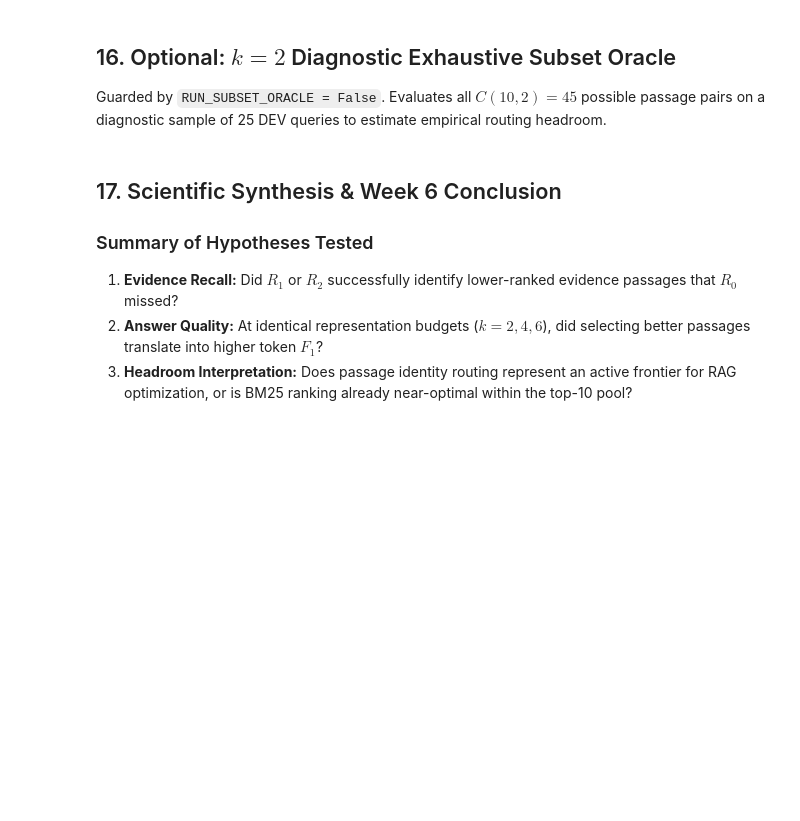
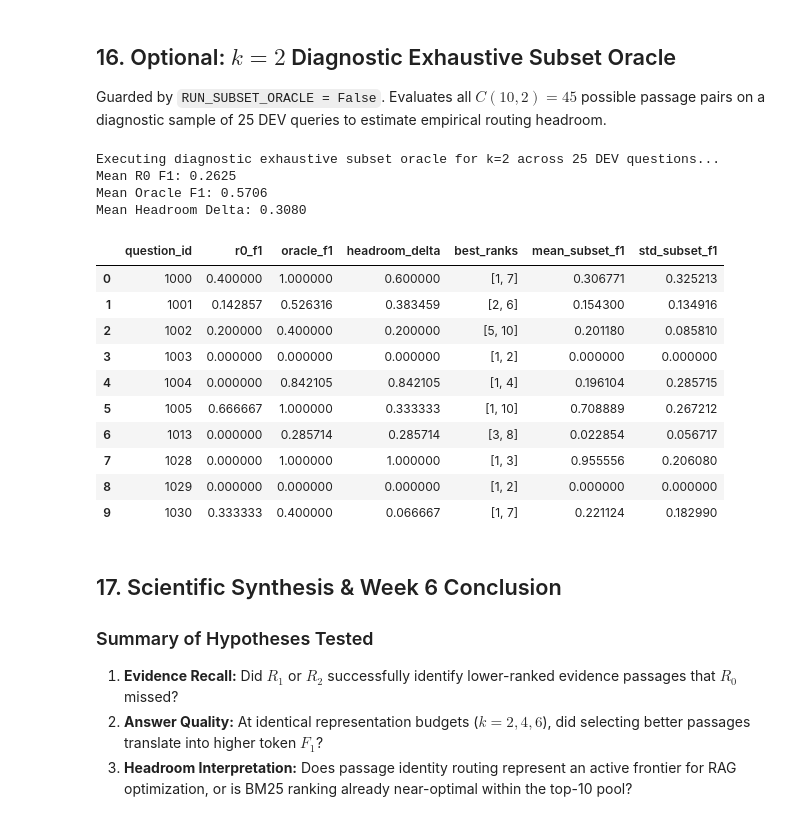
Before and after one commit to Guna-Venkat/CS787-QCCA-RAG, a Jupyter notebook: notebooks/week6/week6_passage_fidelity_routing.ipynb, the cells around one changed output. Drawn from its saved outputs; the diff is of its cells as text; code cells hidden in the pictures; blank space fills up the shorter version.

```diff
--- a/notebooks/week6/week6_passage_fidelity_routing.ipynb
+++ b/notebooks/week6/week6_passage_fidelity_routing.ipynb
@@ -39,13 +39,18 @@ import torch.nn as nn
 from torch.utils.data import DataLoader
 from transformers import AutoTokenizer
 
-# Set working directory to project root
-PROJECT_ROOT = Path.cwd()
+# Resolve Project Root across any working directory (e.g. repo root or notebooks/week6)
+_curr = Path.cwd().resolve()
+candidates = [_curr, _curr.parent, _curr.parent.parent]
+PROJECT_ROOT = next((p for p in candidates if (p / "src").is_dir() and (p / "configs").is_dir()), _curr)
 if str(PROJECT_ROOT) not in sys.path:
     sys.path.insert(0, str(PROJECT_ROOT))
+os.chdir(PROJECT_ROOT)
+
 SARA_ROOT = PROJECT_ROOT / "Baselines/SARA-main"
 if str(SARA_ROOT) not in sys.path:
-    sys.path.insert(0, str(SARA_ROOT))
+    sys.path.append(str(SARA_ROOT))
+
 import src
 if hasattr(src, "__path__") and str(SARA_ROOT / "src") not in src.__path__:
     src.__path__.append(str(SARA_ROOT / "src"))
@@ -351,11 +454,12 @@ for k in BUDGETS:
         "per_query_tokens": r0_canonical[k]["tokens_list"],
     }
 
-# Execute R1 and R2
+# Execute R1 and R2 with per-policy resumable caching
 for r_name in ["R1_semantic_topk", "R2_learned_router"]:
     for k in BUDGETS:
         print(f"\n--- Generating SARA Answers for {r_name} at k={k} ---")
         sel_list = routing_assignments[r_name][k]
+        policy_cache = Path(cfg["paths"]["sara_generations_dir"]) / f"cache_{r_name}_k{k}.jsonl"
         res = run_sara_generation_for_routed_policy(
             sara_model=sara_model,
             sara_tokenizer=sara_tokenizer,
@@ -364,6 +468,7 @@ for r_name in ["R1_semantic_topk", "R2_learned_router"]:
             cached_embeddings=cached_embeddings,
             k=k,
             device=DEVICE,
+            cache_path=policy_cache,
         )
         eval_results[r_name][k] = res
         print(f"  Result: F1 = {res['mean_f1']:.4f} +/- {res['std_f1']:.4f}, tokens = {res['mean_tokens']:.1f}")
@@ -586,24 +784,42 @@ display(df_failures)
 Guarded by `RUN_SUBSET_ORACLE = False`.
 Evaluates all $C(10, 2) = 45$ possible passage pairs on a diagnostic sample of 25 DEV queries to estimate empirical routing headroom.
 # %%
+RUN_SUBSET_ORACLE = True
+
 if RUN_SUBSET_ORACLE:
     print("Executing diagnostic exhaustive subset oracle for k=2 across 25 DEV questions...")
     df_oracle = evaluate_diagnostic_subset_oracle(
         sara_model=sara_model,
         sara_tokenizer=sara_tokenizer,
         dev_records=dev_items,
         cached_embeddings=cached_embeddings,
         k=2,
         sample_size=25,
         device=DEVICE,
     )
     df_oracle.to_csv(Path(cfg["paths"]["oracle_dir"]) / "k2_subset_oracle_results.csv", index=False)
     print(f"Mean R0 F1: {df_oracle['r0_f1'].mean():.4f}")
     print(f"Mean Oracle F1: {df_oracle['oracle_f1'].mean():.4f}")
     print(f"Mean Headroom Delta: {df_oracle['headroom_delta'].mean():.4f}")
     display(df_oracle.head(10))
 else:
     print("RUN_SUBSET_ORACLE = False (Skipping expensive exhaustive subset enumeration).")
+# %% [output]
+Executing diagnostic exhaustive subset oracle for k=2 across 25 DEV questions...
+Mean R0 F1: 0.2625
+Mean Oracle F1: 0.5706
+Mean Headroom Delta: 0.3080
+|  | question_id | r0_f1 | oracle_f1 | headroom_delta | best_ranks | mean_subset_f1 | std_subset_f1 |
+| 0 | 1000 | 0.400000 | 1.000000 | 0.600000 | [1, 7] | 0.306771 | 0.325213 |
+| 1 | 1001 | 0.142857 | 0.526316 | 0.383459 | [2, 6] | 0.154300 | 0.134916 |
+| 2 | 1002 | 0.200000 | 0.400000 | 0.200000 | [5, 10] | 0.201180 | 0.085810 |
+| 3 | 1003 | 0.000000 | 0.000000 | 0.000000 | [1, 2] | 0.000000 | 0.000000 |
+| 4 | 1004 | 0.000000 | 0.842105 | 0.842105 | [1, 4] | 0.196104 | 0.285715 |
+| 5 | 1005 | 0.666667 | 1.000000 | 0.333333 | [1, 10] | 0.708889 | 0.267212 |
+| 6 | 1013 | 0.000000 | 0.285714 | 0.285714 | [3, 8] | 0.022854 | 0.056717 |
+| 7 | 1028 | 0.000000 | 1.000000 | 1.000000 | [1, 3] | 0.955556 | 0.206080 |
+| 8 | 1029 | 0.000000 | 0.000000 | 0.000000 | [1, 2] | 0.000000 | 0.000000 |
+| 9 | 1030 | 0.333333 | 0.400000 | 0.066667 | [1, 7] | 0.221124 | 0.182990 |
 # %% [markdown]
 ## 17. Scientific Synthesis & Week 6 Conclusion
 
```
Also changed, not shown: parts of 15 cells of this notebook, 23 other files.
